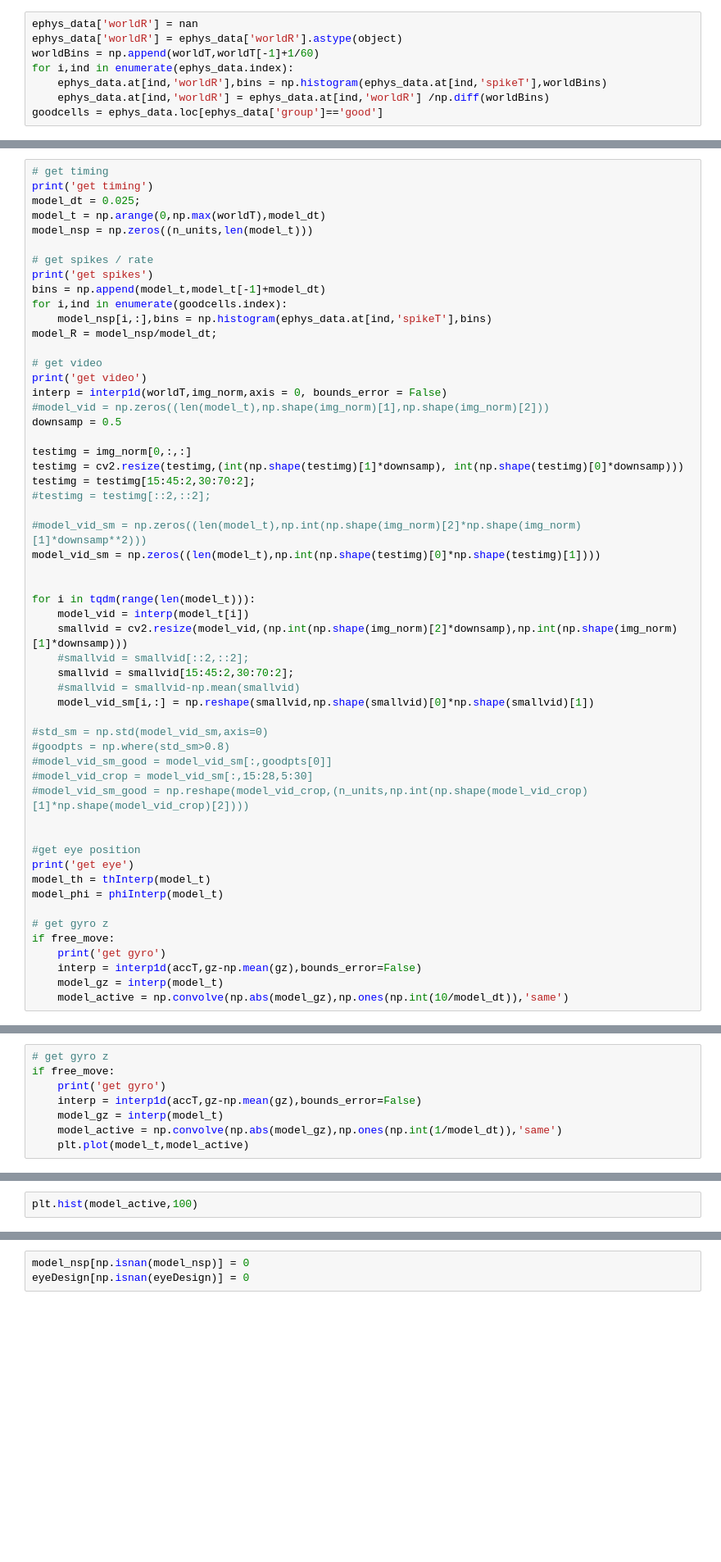
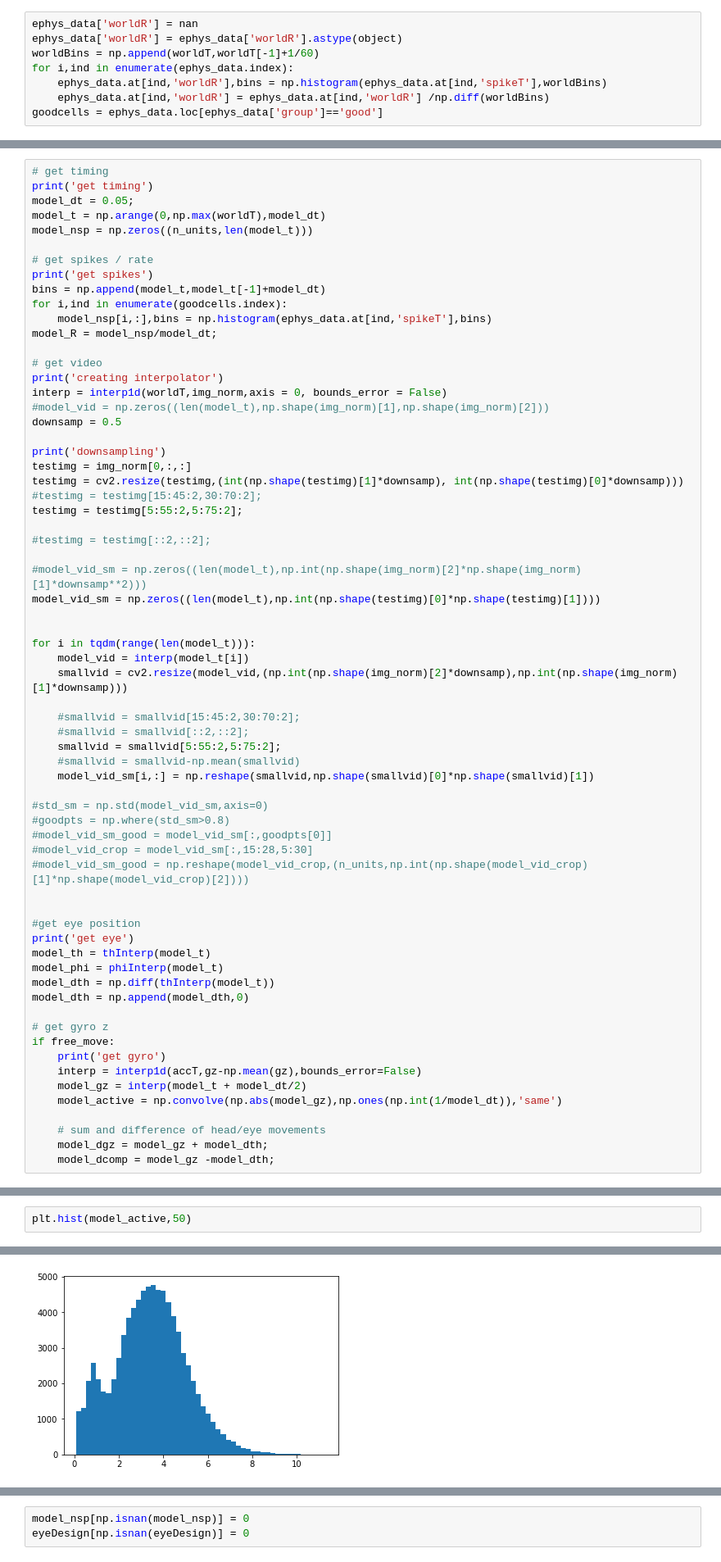
Before and after one commit to nielllab/FreelyMovingEphys, a Jupyter notebook: testing/correct_worldcam_testing.ipynb, the cells around one changed output, grey strips where cells are left out. Shown at 82% size. Saved outputs shown, nothing was run; the diff lists cells and outputs as text; blank space fills up the shorter version.

Commit message:
map rfs free-moving

```diff
--- a/testing/correct_worldcam_testing.ipynb
+++ b/testing/correct_worldcam_testing.ipynb
@@ -410,7 +482,7 @@ np.max(worldT)
 # %%
 # get timing
 print('get timing')
-model_dt = 0.025;
+model_dt = 0.05;
 model_t = np.arange(0,np.max(worldT),model_dt)
 model_nsp = np.zeros((n_units,len(model_t)))
 
@@ -422,14 +494,17 @@ for i,ind in enumerate(goodcells.index):
 model_R = model_nsp/model_dt;
 
 # get video
-print('get video')
+print('creating interpolator')
 interp = interp1d(worldT,img_norm,axis = 0, bounds_error = False)
 #model_vid = np.zeros((len(model_t),np.shape(img_norm)[1],np.shape(img_norm)[2]))
 downsamp = 0.5
 
+print('downsampling')
 testimg = img_norm[0,:,:]
 testimg = cv2.resize(testimg,(int(np.shape(testimg)[1]*downsamp), int(np.shape(testimg)[0]*downsamp)))
-testimg = testimg[15:45:2,30:70:2];
+#testimg = testimg[15:45:2,30:70:2];
+testimg = testimg[5:55:2,5:75:2];
+
 #testimg = testimg[::2,::2];
 
 #model_vid_sm = np.zeros((len(model_t),np.int(np.shape(img_norm)[2]*np.shape(img_norm)[1]*downsamp**2)))
@@ -439,8 +514,10 @@ model_vid_sm = np.zeros((len(model_t),np.int(np.shape(testimg)[0]*np.shape(testi
 for i in tqdm(range(len(model_t))):
     model_vid = interp(model_t[i])
     smallvid = cv2.resize(model_vid,(np.int(np.shape(img_norm)[2]*downsamp),np.int(np.shape(img_norm)[1]*downsamp)))
+
+    #smallvid = smallvid[15:45:2,30:70:2];
     #smallvid = smallvid[::2,::2];
-    smallvid = smallvid[15:45:2,30:70:2];
+    smallvid = smallvid[5:55:2,5:75:2];
     #smallvid = smallvid-np.mean(smallvid)
     model_vid_sm[i,:] = np.reshape(smallvid,np.shape(smallvid)[0]*np.shape(smallvid)[1])
 
@@ -455,10 +532,16 @@ for i in tqdm(range(len(model_t))):
 print('get eye')
 model_th = thInterp(model_t)
 model_phi = phiInterp(model_t)
+model_dth = np.diff(thInterp(model_t))
+model_dth = np.append(model_dth,0)
 
 # get gyro z
 if free_move:
     print('get gyro')
     interp = interp1d(accT,gz-np.mean(gz),bounds_error=False)
-    model_gz = interp(model_t)
-    model_active = np.convolve(np.abs(model_gz),np.ones(np.int(10/model_dt)),'same')
+    model_gz = interp(model_t + model_dt/2)
+    model_active = np.convolve(np.abs(model_gz),np.ones(np.int(1/model_dt)),'same')
+
+    # sum and difference of head/eye movements
+    model_dgz = model_gz + model_dth;
+    model_dcomp = model_gz -model_dth;
@@ -465,8 +554,0 @@ if free_move:
-# %%
-# get gyro z
-if free_move:
-    print('get gyro')
-    interp = interp1d(accT,gz-np.mean(gz),bounds_error=False)
-    model_gz = interp(model_t)
-    model_active = np.convolve(np.abs(model_gz),np.ones(np.int(1/model_dt)),'same')
-    plt.plot(model_t,model_active)
@@ -475,2 +555,3 @@ plt.plot(model_t,model_active); plt.xlim(120,180)
 # %%
-plt.hist(model_active,100)
+plt.hist(model_active,50)
+# %% [output]
@@ -476,0 +575 @@ plt.hist(model_active,100)
+[figure, added]
```
Also changed, not shown: parts of 28 cells of this notebook.
